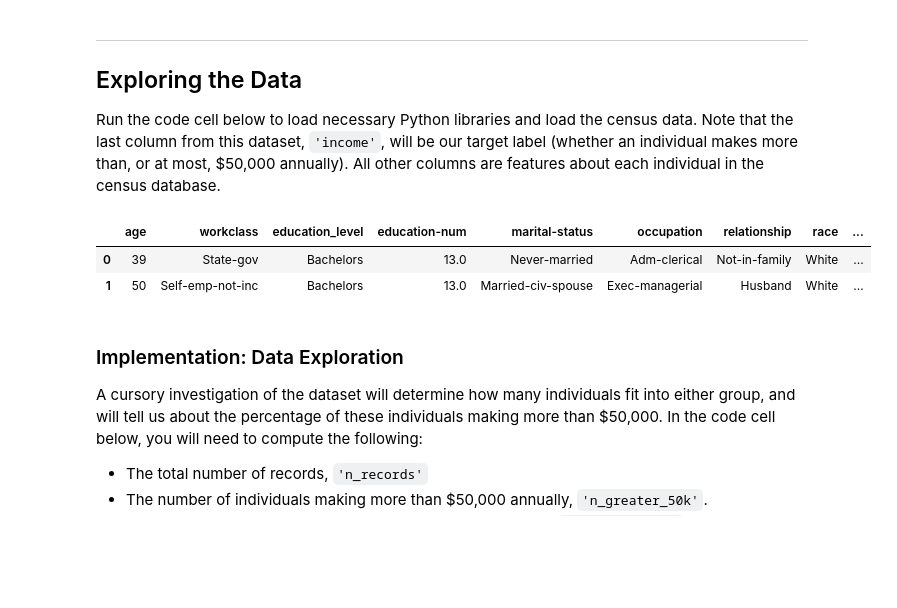
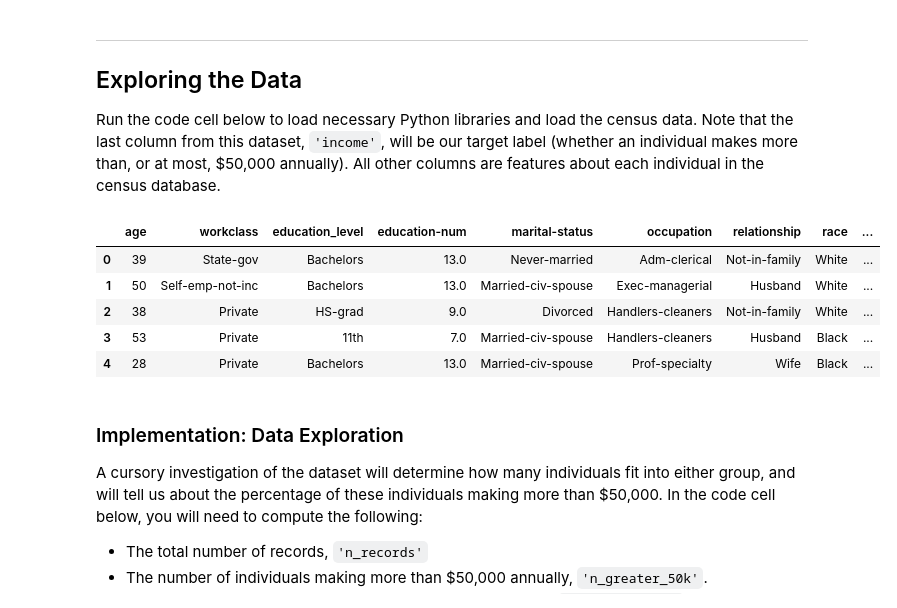
Before and after one commit to Louis-Tian/uda-mlnd, a Jupyter notebook: projects/finding_donors/finding_donors.ipynb, the cells around one changed output. Cells and saved outputs as stored; diff of their text form; code cells hidden in the pictures; blank space fills up the shorter version.

```diff
--- a/projects/finding_donors/finding_donors.ipynb
+++ b/projects/finding_donors/finding_donors.ipynb
@@ -21,25 +21,28 @@ Run the code cell below to load necessary Python libraries and load the census d
 # %%
 # Import libraries necessary for this project
 import numpy as np
 import pandas as pd
 from time import time
 from IPython.display import display # Allows the use of display() for DataFrames
 
 # Import supplementary visualization code visuals.py
 import visuals as vs
 
 # Pretty display for notebooks
 %matplotlib inline
 
 # Load the Census dataset
 data = pd.read_csv("census.csv")
 
 # Success - Display the first record
-display(data.head(n=2))
+display(data.head())
 # %% [output]
 |  | age | workclass | education_level | education-num | marital-status | occupation | relationship | race | ... |
 | 0 | 39 | State-gov | Bachelors | 13.0 | Never-married | Adm-clerical | Not-in-family | White | ... |
 | 1 | 50 | Self-emp-not-inc | Bachelors | 13.0 | Married-civ-spouse | Exec-managerial | Husband | White | ... |
+| 2 | 38 | Private | HS-grad | 9.0 | Divorced | Handlers-cleaners | Not-in-family | White | ... |
+| 3 | 53 | Private | 11th | 7.0 | Married-civ-spouse | Handlers-cleaners | Husband | Black | ... |
+| 4 | 28 | Private | Bachelors | 13.0 | Married-civ-spouse | Prof-specialty | Wife | Black | ... |
 # %% [markdown]
 ### Implementation: Data Exploration
 A cursory investigation of the dataset will determine how many individuals fit into either group, and will tell us about the percentage of these individuals making more than \$50,000. In the code cell below, you will need to compute the following:
```
Also changed, not shown: parts of 18 cells of this notebook, 1 other file.
